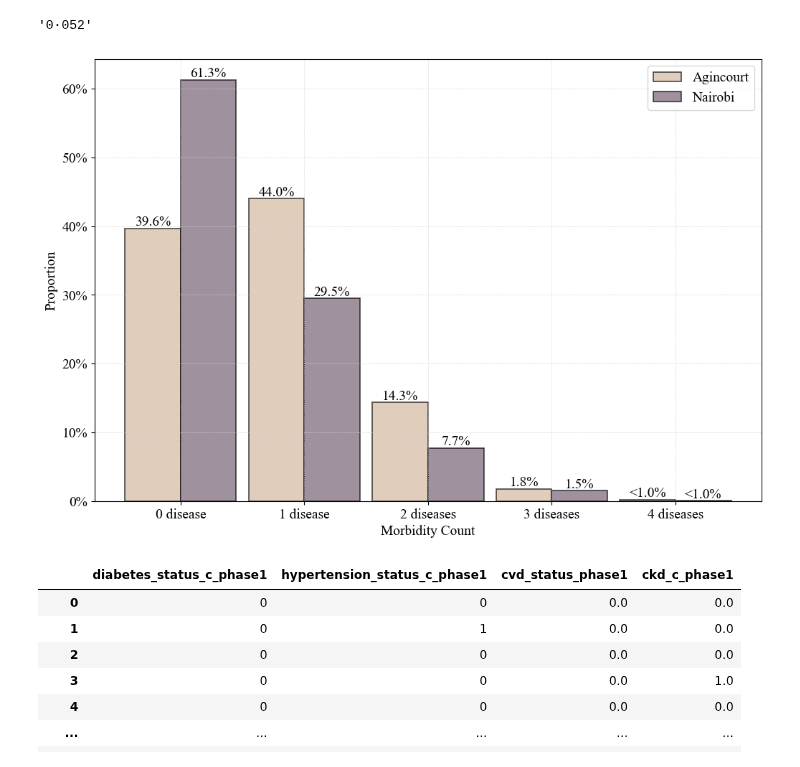
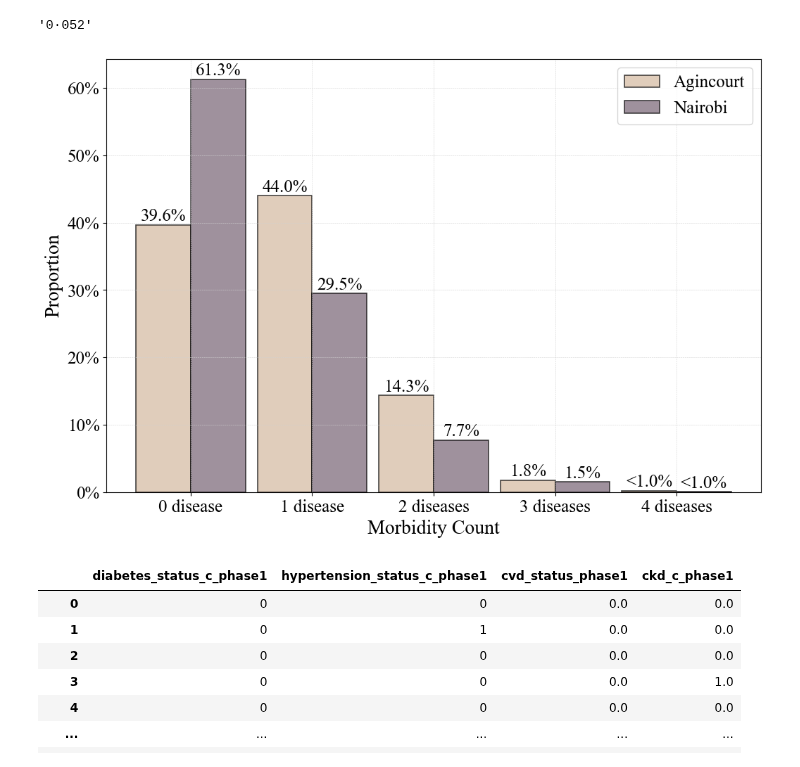
Before and after one commit to kayvinsoo7/HAALSI_work, a Jupyter notebook: mdscan-master/Poisson_scoring2.ipynb, the cells around one changed output. Saved outputs shown, nothing was run; the diff lists cells and outputs as text; code cells hidden in the pictures.

```diff
--- a/mdscan-master/Poisson_scoring2.ipynb
+++ b/mdscan-master/Poisson_scoring2.ipynb
@@ -348,7 +348,7 @@ format_value(n[i][j]*100)
 # %%
 fig = plt.figure(figsize=(12,8))
 plt.rcParams["font.family"] = "Times New Roman"
-plt.rcParams["font.size"] = 14
+plt.rcParams["font.size"] = 18
 # plt.rcParams['text.usetex'] = True
 
 # formatted_y_value = format_value(df['y'].iloc[0])  # Get first value for demonstration
@@ -357,36 +357,36 @@ plt.rcParams["font.size"] = 14
 bins = np.arange(6) - 0.5 # Defining bins edges so that integers are centered
 n, bins, patches = plt.hist([AG.MorbidityCount, NA.MorbidityCount], bins=bins, alpha=0.7, label=['Agincourt', 'Nairobi'], color=['#D3B99F', '#776274'], edgecolor='black', linewidth=1.2, density=True, rwidth=0.9)
 # Calculating the width of each bin to properly align text labels
 bin_width = np.diff(bins)[0]
 bar_width = bin_width * 0.9 / 4  # Assuming rwidth=0.9 and 3(4) groups
 
 for i in range(len(n)):  # There are 2 groups
     for j in range(len(bins)-1):  # There are 5 bins, but len(bins)-1 gives the number of intervals
         # Calculate the center of each bar more accurately for 2 groups
         bar_center = bins[j] + bin_width/2 + (i - 0.5) * bin_width * 0.9 / 2  # Adjust for 2 groups
 
         # Condition to check the visibility and apply annotations
         if n[i][j] >= 0.01:  # For visible bars, annotate the percentage
             plt.text(bar_center, n[i][j], f'{n[i][j]*100:.1f}%', ha='center', va='bottom')
         else:  # For very small values, annotate as "<1.0"
             plt.text(bar_center, n[i][j], '<1.0%', ha='center', va='bottom')
 
 # ax.set_xticks(df['x'])
 # ax.set_xticklabels(format_ticks(df['x']))
-plt.xlabel('Morbidity Count')
-plt.ylabel('Proportion')
+plt.xlabel('Morbidity Count', fontsize= 20)
+plt.ylabel('Proportion', fontsize= 20)
 # plt.title('Grouped Histogram of Morbidity Count by Subset')
 plt.xticks(ticks=np.arange(5), labels=['0 disease', '1 disease', '2 diseases', '3 diseases', '4 diseases'])  # Setting custom x-ticks to align with the morbidity counts
 # plt.xlim(-0.5, 4.5)
 plt.yticks(ticks=np.arange(0.0,0.7,0.1), labels=['0%', '10%', '20%', '30%', '40%', '50%', '60%'])
 # Turning off y-axis ticks and labels
 y_ticks = plt.yticks()[0] * 100
 plt.grid(color = 'lightgray', linestyle = '--', linewidth = 0.4)
 plt.legend()
 fig.savefig("/Users/kayadetunji/Downloads/figs/sites_distribution.pdf", format='pdf')
 plt.show()
 # %% [output]
-[figure, old version]
+[figure, new version]
 # %%
 AG[['diabetes_status_c_phase1', 'hypertension_status_c_phase1', 'cvd_status_phase1', 'ckd_c_phase1']]
 # %% [output]
```
Also changed, not shown: 2 other files.
